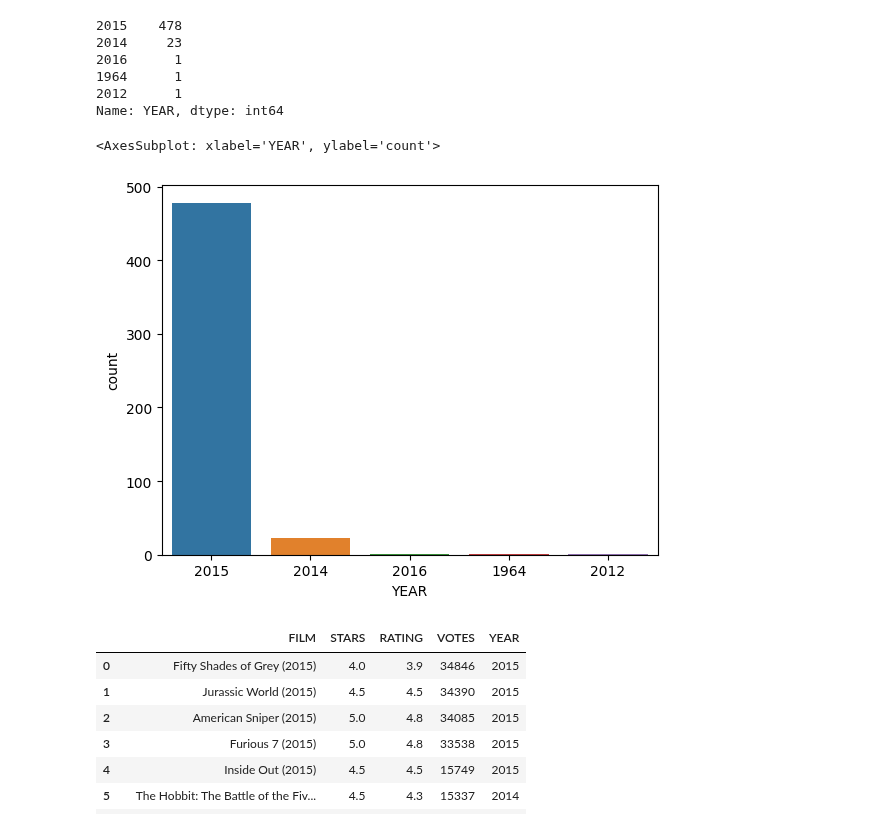
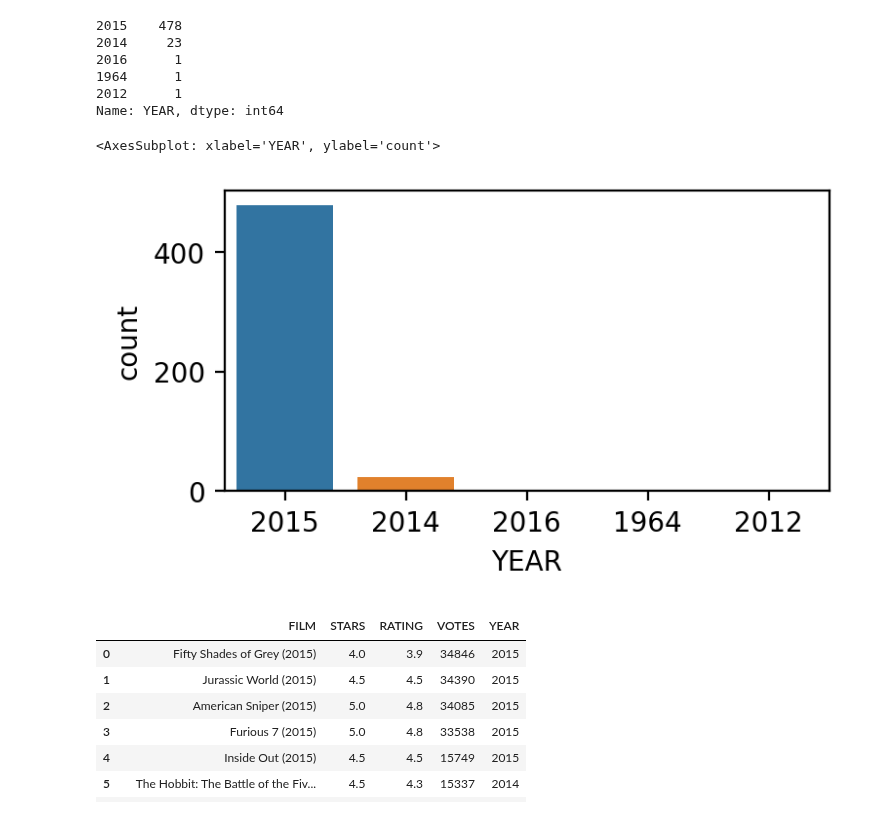
Before and after one commit to danielle3625/portilla_DSA_capstone, a Jupyter notebook: movie_capstone.ipynb, the cells around one changed output. Drawn from its saved outputs; the diff is of its cells as text; code cells hidden in the pictures.

```diff
--- a/movie_capstone.ipynb
+++ b/movie_capstone.ipynb
@@ -104,10 +104,11 @@ Name: YEAR, dtype: int64
 # %%
 # Visualize the count of movies per year with a plot
 
+plt.figure(figsize=(4,2), dpi=200)
 sns.countplot(data=fandango,x='YEAR')
 # %% [output]
 <AxesSubplot: xlabel='YEAR', ylabel='count'>
-[figure, old version]
+[figure, new version]
 # %%
 # Determine the 10 movies with the highest number of votes
 
```
Also changed, not shown: parts of 18 cells of this notebook.
